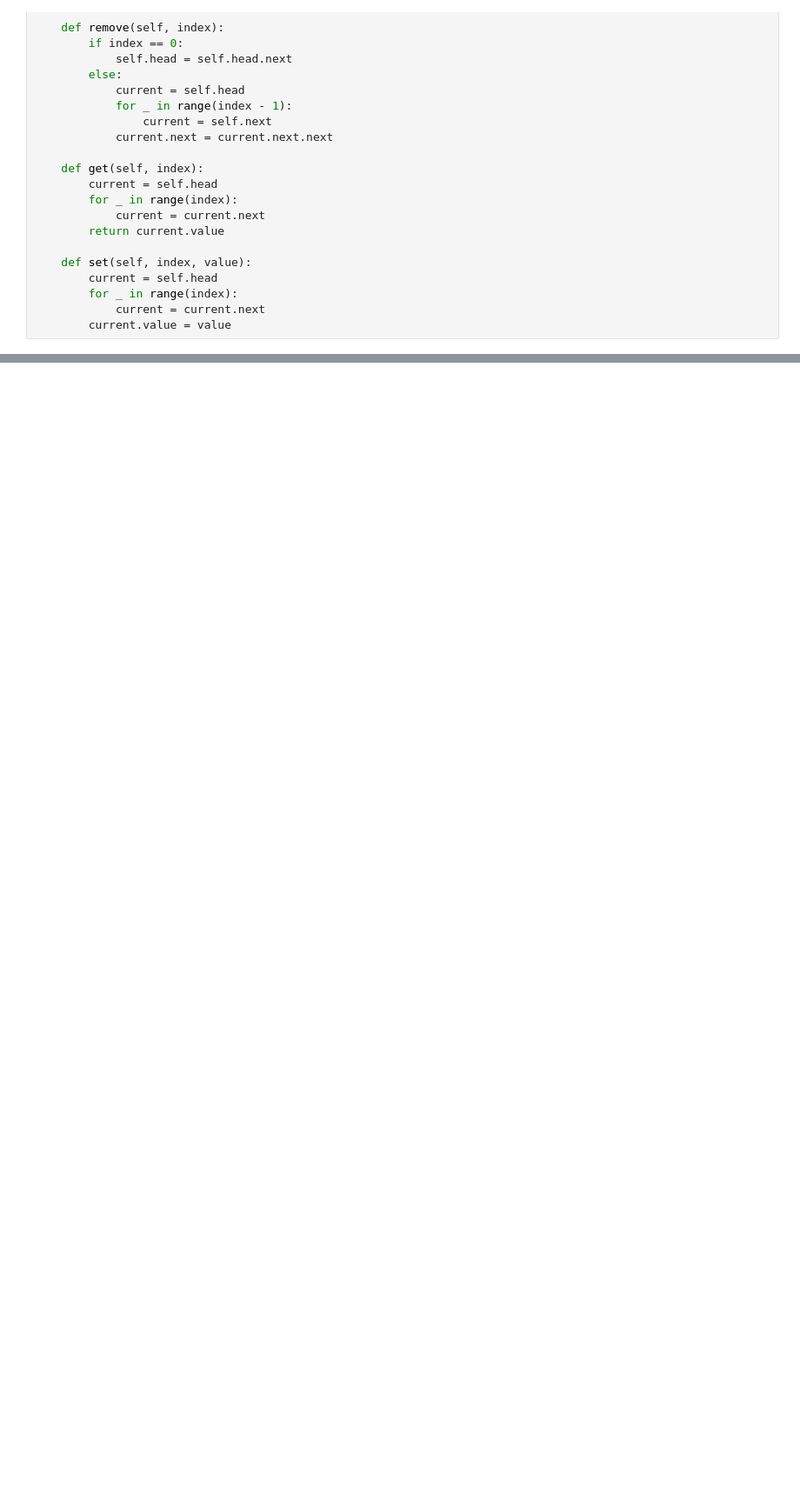
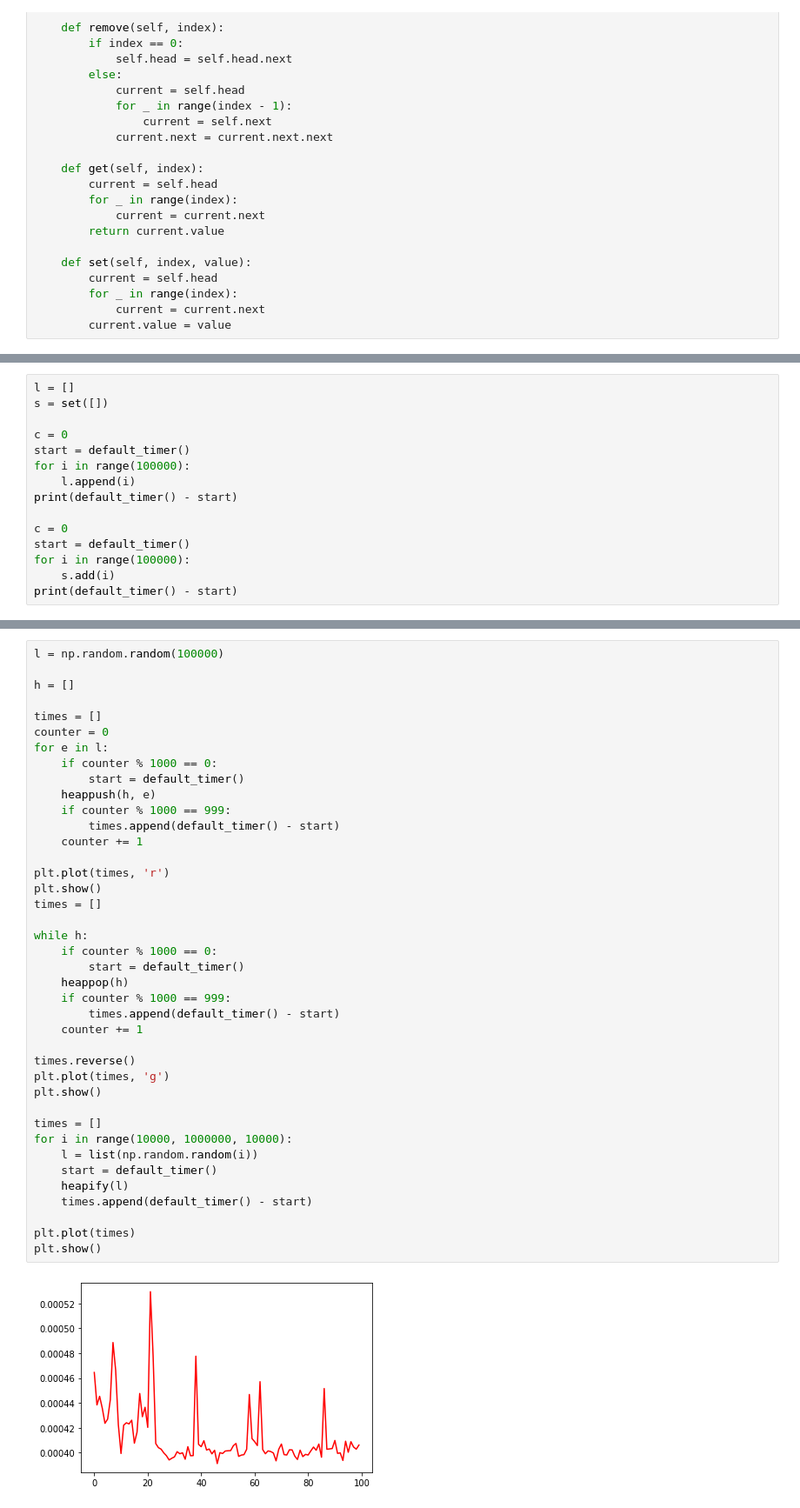
Before and after one commit to codingtenshi/SDA, a Jupyter notebook: aisd.ipynb, the cells around one changed output, grey strips where cells are left out. Shown at 87% size. Cells and saved outputs as stored; diff of their text form; blank space fills up the shorter version.

```diff
--- a/aisd.ipynb
+++ b/aisd.ipynb
@@ -827,0 +843,15 @@ class LinkedList:
+# %%
+l = []
+s = set([])
+
+c = 0
+start = default_timer()
+for i in range(100000):
+    l.append(i)
+print(default_timer() - start)
+
+c = 0
+start = default_timer()
+for i in range(100000):
+    s.add(i)
+print(default_timer() - start)
@@ -827,0 +867,42 @@ class LinkedList:
+# %%
+l = np.random.random(100000)
+
+h = []
+
+times = []
+counter = 0
+for e in l:
+    if counter % 1000 == 0:
+        start = default_timer()
+    heappush(h, e)
+    if counter % 1000 == 999:
+        times.append(default_timer() - start)
+    counter += 1
+
+plt.plot(times, 'r')
+plt.show()
+times = []
+
+while h:
+    if counter % 1000 == 0:
+        start = default_timer()
+    heappop(h)
+    if counter % 1000 == 999:
+        times.append(default_timer() - start)
+    counter += 1
+
+times.reverse()
+plt.plot(times, 'g')
+plt.show()
+
+times = []
+for i in range(10000, 1000000, 10000):
+    l = list(np.random.random(i))
+    start = default_timer()
+    heapify(l)
+    times.append(default_timer() - start)
+
+plt.plot(times)
+plt.show()
+# %% [output]
+[figure, added]
```
Also changed, not shown: parts of 18 cells of this notebook.
